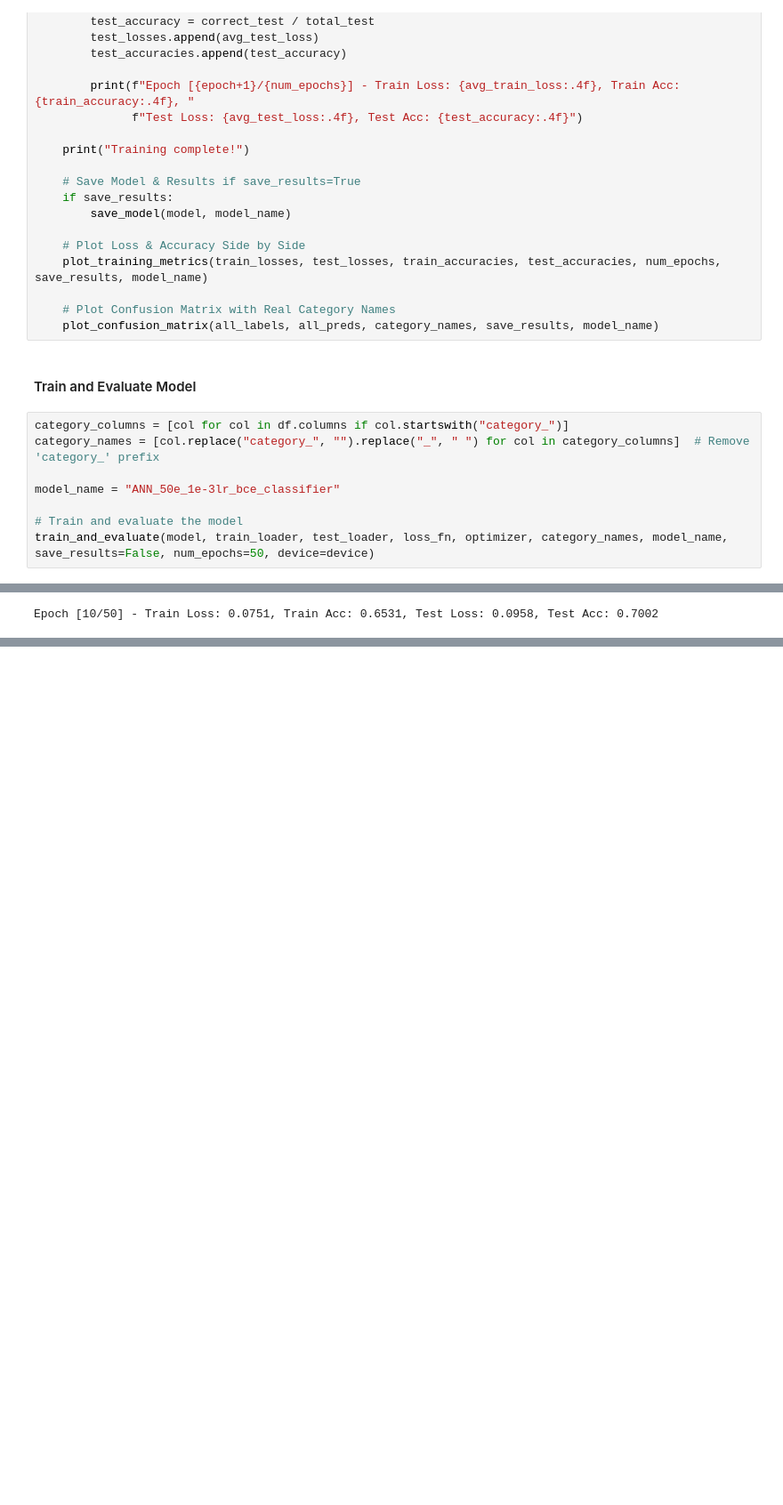
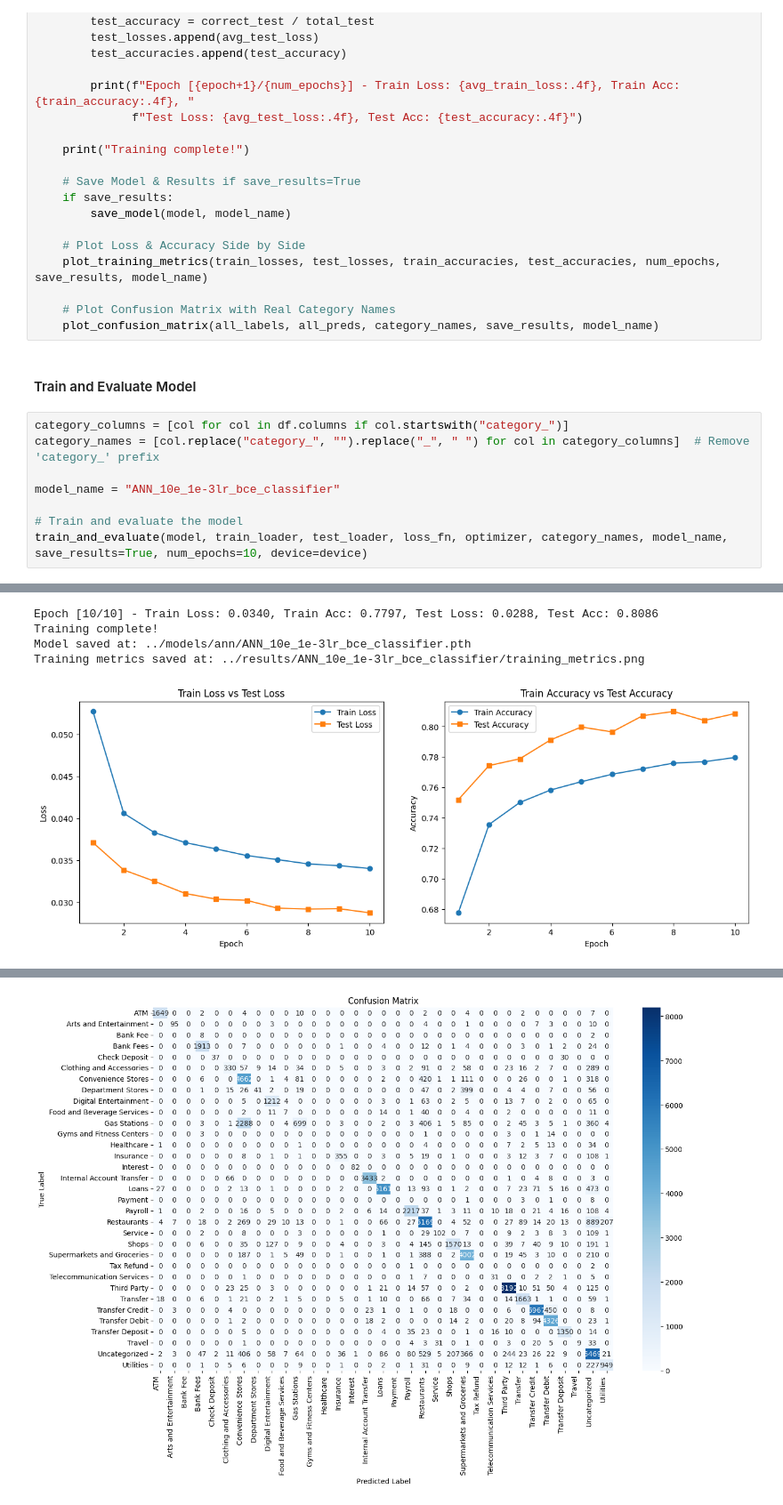
Before and after one commit to Jiayii03/MLS-category-prediction-task, a Jupyter notebook: source/model_training.ipynb, the cells around one changed output, grey strips where cells are left out. Shown: that part at 89% size. Cells and saved outputs as stored; diff of their text form; blank space fills up the shorter version.

```diff
--- a/source/model_training.ipynb
+++ b/source/model_training.ipynb
@@ -391,8 +391,8 @@ def train_and_evaluate(model, train_loader, test_loader, loss_fn, optimizer, cat
 category_columns = [col for col in df.columns if col.startswith("category_")]
 category_names = [col.replace("category_", "").replace("_", " ") for col in category_columns]  # Remove 'category_' prefix
 
-model_name = "ANN_50e_1e-3lr_bce_classifier"
+model_name = "ANN_10e_1e-3lr_bce_classifier"
 
 # Train and evaluate the model
-train_and_evaluate(model, train_loader, test_loader, loss_fn, optimizer, category_names, model_name, save_results=False, num_epochs=50, device=device)
+train_and_evaluate(model, train_loader, test_loader, loss_fn, optimizer, category_names, model_name, save_results=True, num_epochs=10, device=device)
 # %% [output]
@@ -408 +408,5 @@ Epoch [9/50] - Train Loss: 0.0792, Train Acc: 0.6498, Test Loss: 0.0928, Test Ac
-Epoch [10/50] - Train Loss: 0.0751, Train Acc: 0.6531, Test Loss: 0.0958, Test Acc: 0.7002
+Epoch [10/10] - Train Loss: 0.0340, Train Acc: 0.7797, Test Loss: 0.0288, Test Acc: 0.8086
+Training complete!
+Model saved at: ../models/ann/ANN_10e_1e-3lr_bce_classifier.pth
+Training metrics saved at: ../results/ANN_10e_1e-3lr_bce_classifier/training_metrics.png
+[figure, added]
@@ -409,0 +414 @@ Epoch [11/50] - Train Loss: 0.0725, Train Acc: 0.6556, Test Loss: 0.0972, Test A
+[figure, added]
```
Also changed, not shown: parts of 1 cell of this notebook, 15 other files.
